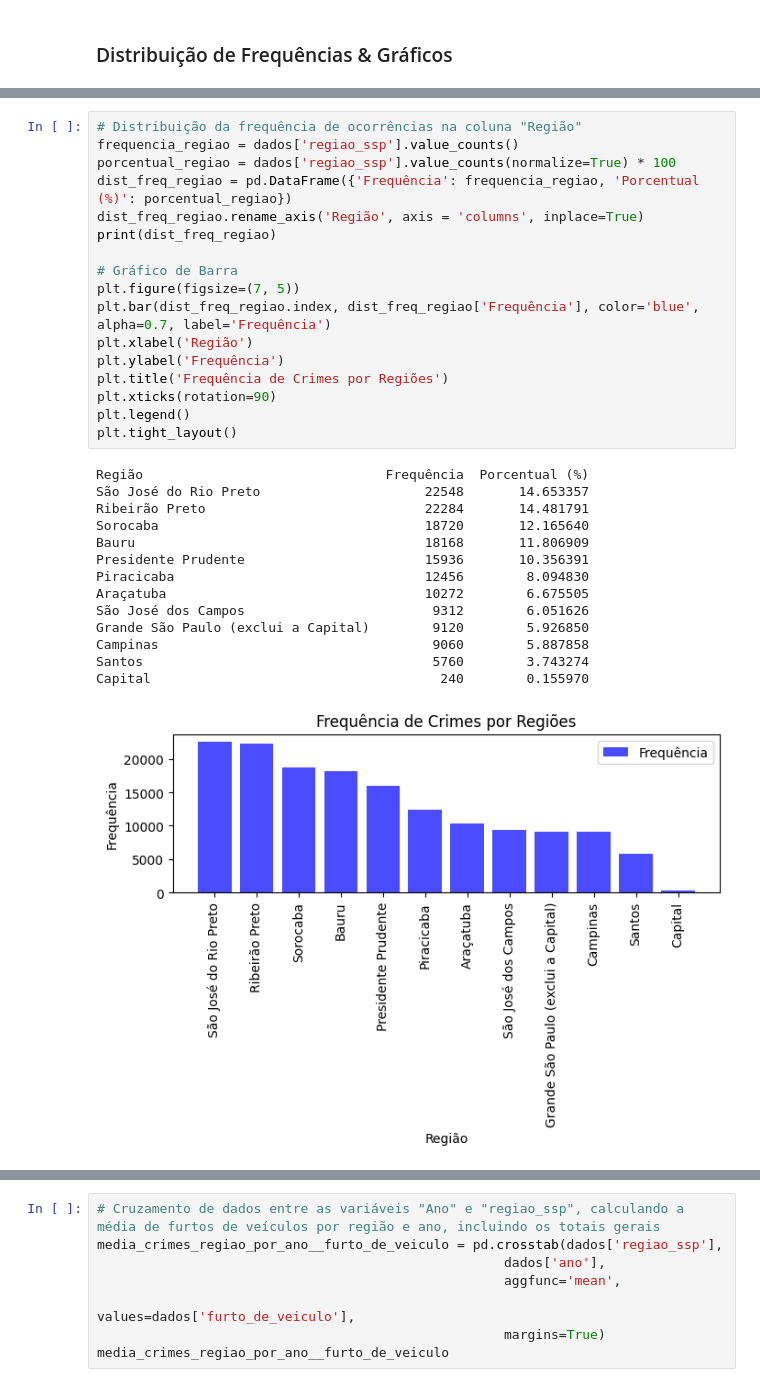
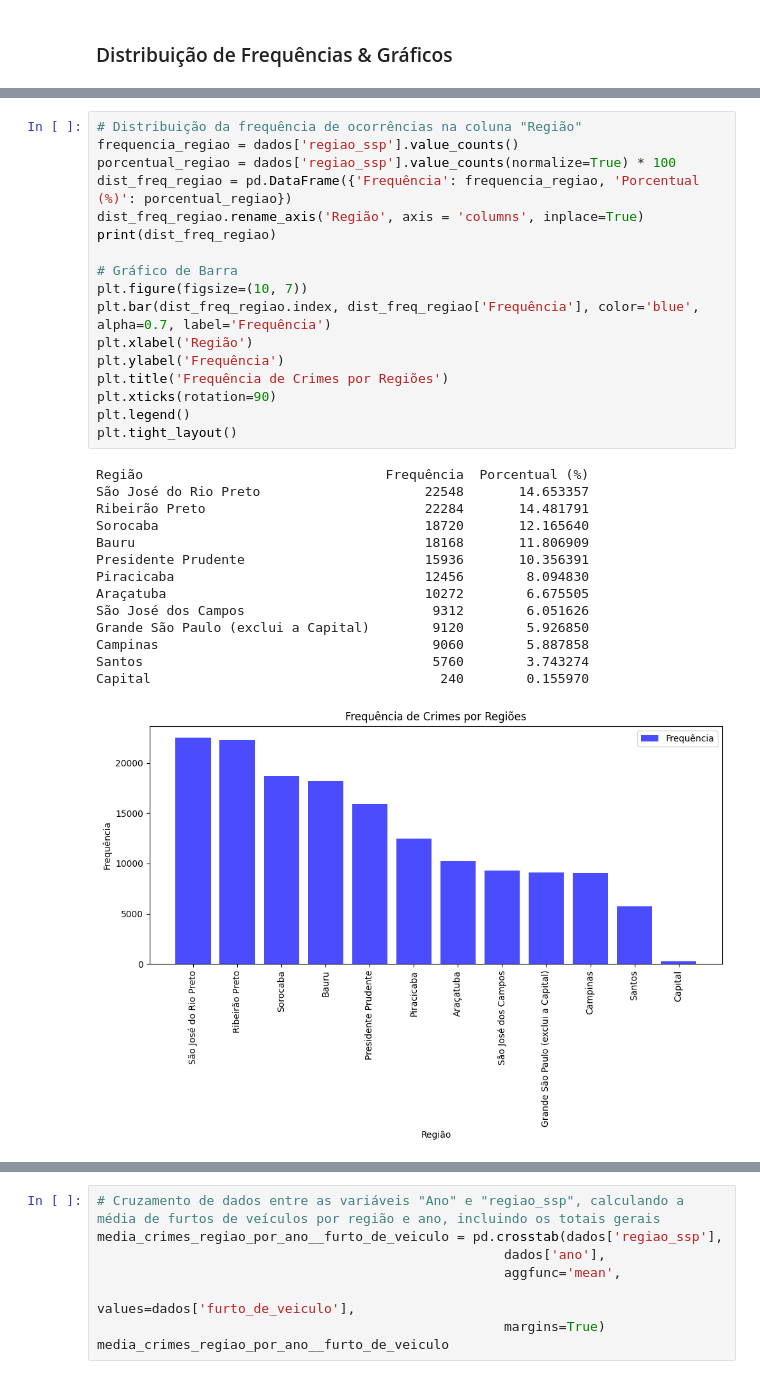
Before and after one commit to VinicMello/ibge_despesa_coletiva, a Jupyter notebook: notebook/main.ipynb, the cells around one changed output, grey strips where cells are left out. Saved outputs shown, nothing was run; the diff lists cells and outputs as text.

```diff
--- a/notebook/main.ipynb
+++ b/notebook/main.ipynb
@@ -157,35 +162,35 @@ Ano   Frequência  Porcentual (%)
 # %%
 # Distribuição da frequência de ocorrências na coluna "Região"
 frequencia_regiao = dados['regiao_ssp'].value_counts()
 porcentual_regiao = dados['regiao_ssp'].value_counts(normalize=True) * 100
 dist_freq_regiao = pd.DataFrame({'Frequência': frequencia_regiao, 'Porcentual (%)': porcentual_regiao})
 dist_freq_regiao.rename_axis('Região', axis = 'columns', inplace=True)
 print(dist_freq_regiao)
 
 # Gráfico de Barra
-plt.figure(figsize=(7, 5))
+plt.figure(figsize=(10, 7))
 plt.bar(dist_freq_regiao.index, dist_freq_regiao['Frequência'], color='blue', alpha=0.7, label='Frequência')
 plt.xlabel('Região')
 plt.ylabel('Frequência')
 plt.title('Frequência de Crimes por Regiões')
 plt.xticks(rotation=90)
 plt.legend()
 plt.tight_layout()
 # %% [output]
 Região                               Frequência  Porcentual (%)
 São José do Rio Preto                     22548       14.653357
 Ribeirão Preto                            22284       14.481791
 Sorocaba                                  18720       12.165640
 Bauru                                     18168       11.806909
 Presidente Prudente                       15936       10.356391
 Piracicaba                                12456        8.094830
 Araçatuba                                 10272        6.675505
 São José dos Campos                        9312        6.051626
 Grande São Paulo (exclui a Capital)        9120        5.926850
 Campinas                                   9060        5.887858
 Santos                                     5760        3.743274
 Capital                                     240        0.155970
-[figure, old version]
+[figure, new version]
 # %%
 # Cruzamento de dados entre as variáveis "Ano" e "regiao_ssp"
 crimes_regiao_por_ano = pd.crosstab(dados['regiao_ssp'],
```
Also changed, not shown: parts of 13 cells of this notebook.
